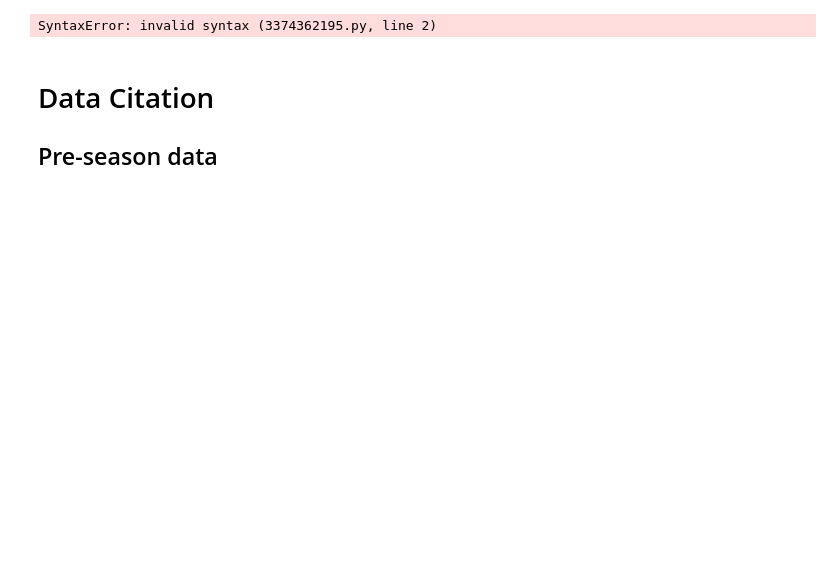
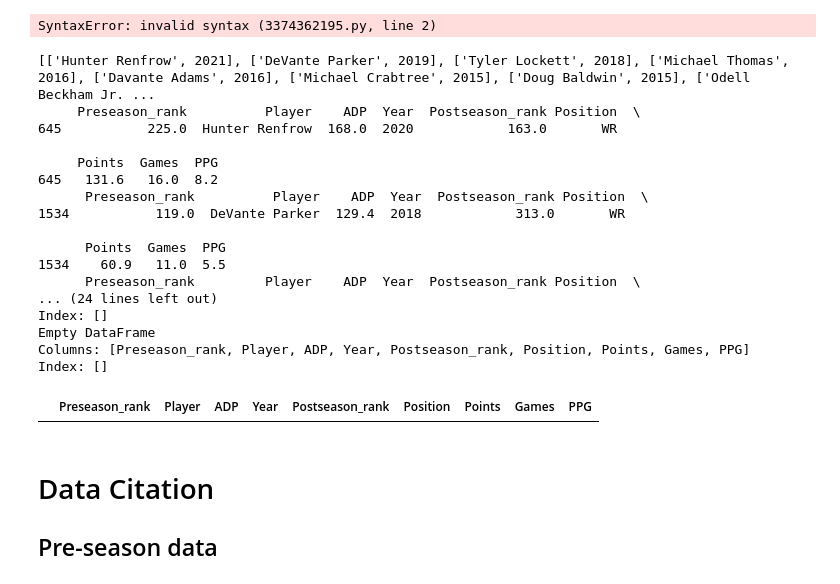
Before and after one commit to jjz62/info2950group, a Jupyter notebook: data_notebook.ipynb, the cells around one changed output. Drawn from its saved outputs; the diff is of its cells as text; code cells hidden in the pictures; blank space fills up the shorter version.

```diff
--- a/data_notebook.ipynb
+++ b/data_notebook.ipynb
@@ -204,6 +195,52 @@ cond_ = (wr_table["Player"] = overall_merged_data_clean["Player"]) & (wr_table["
 wr_table.loc[cond_,:]
 # %% [output]
 SyntaxError: invalid syntax (3374362195.py, line 2)
+# %%
+#nestedlist
+
+# breakouts.loc[:, 'Year'] = breakouts['Year'].astype(int)
+nameyear = breakouts[['Player', 'Year']].values.tolist()
+print(nameyear)
+
+# breakoutname_list = breakouts['Player'].tolist()
+# breakoutyear_list = breakouts['Year'].tolist()
+
+# def previousbreakoutyear(value):
+#     for value in nameyear:
+#         find = overall_merged_data_clean.loc[(overall_merged_data_clean.Player == value[0]) & (overall_merged_data_clean.Year == (float(value[1]) - 1.0))]
+#     return find
+
+# previousbreakoutyear(nameyear)
+
+
+
+# for value in nameyear:
+#     overall_merged_data_clean.loc[(overall_merged_data_clean.Player == value[0]) & (overall_merged_data_clean.Year == (int(value[1]) - 1))]
+
+for name, year in nameyear:
+#     overall_merged_data_clean.loc[(overall_merged_data_clean.Player == name) & (overall_merged_data_clean.Year == (int(year) - 1))]
+    print(overall_merged_data_clean.loc[(overall_merged_data_clean.Player == name) & (overall_merged_data_clean.Year == (int(year) - 1))])
+
+pastyear
+# %% [output]
+[['Hunter Renfrow', 2021], ['DeVante Parker', 2019], ['Tyler Lockett', 2018], ['Michael Thomas', 2016], ['Davante Adams', 2016], ['Michael Crabtree', 2015], ['Doug Baldwin', 2015], ['Odell Beckham Jr. ...
+     Preseason_rank          Player    ADP  Year  Postseason_rank Position  \
+645           225.0  Hunter Renfrow  168.0  2020            163.0       WR
+
+     Points  Games  PPG
+645   131.6   16.0  8.2
+      Preseason_rank          Player    ADP  Year  Postseason_rank Position  \
+1534           119.0  DeVante Parker  129.4  2018            313.0       WR
+
+      Points  Games  PPG
+1534    60.9   11.0  5.5
+      Preseason_rank         Player    ADP  Year  Postseason_rank Position  \
+... (24 lines left out)
+Index: []
+Empty DataFrame
+Columns: [Preseason_rank, Player, ADP, Year, Postseason_rank, Position, Points, Games, PPG]
+Index: []
+|  | Preseason_rank | Player | ADP | Year | Postseason_rank | Position | Points | Games | PPG |
 # %% [markdown]
 # Data Citation
 Pre-season data
```
Also changed, not shown: parts of 4 cells of this notebook.
